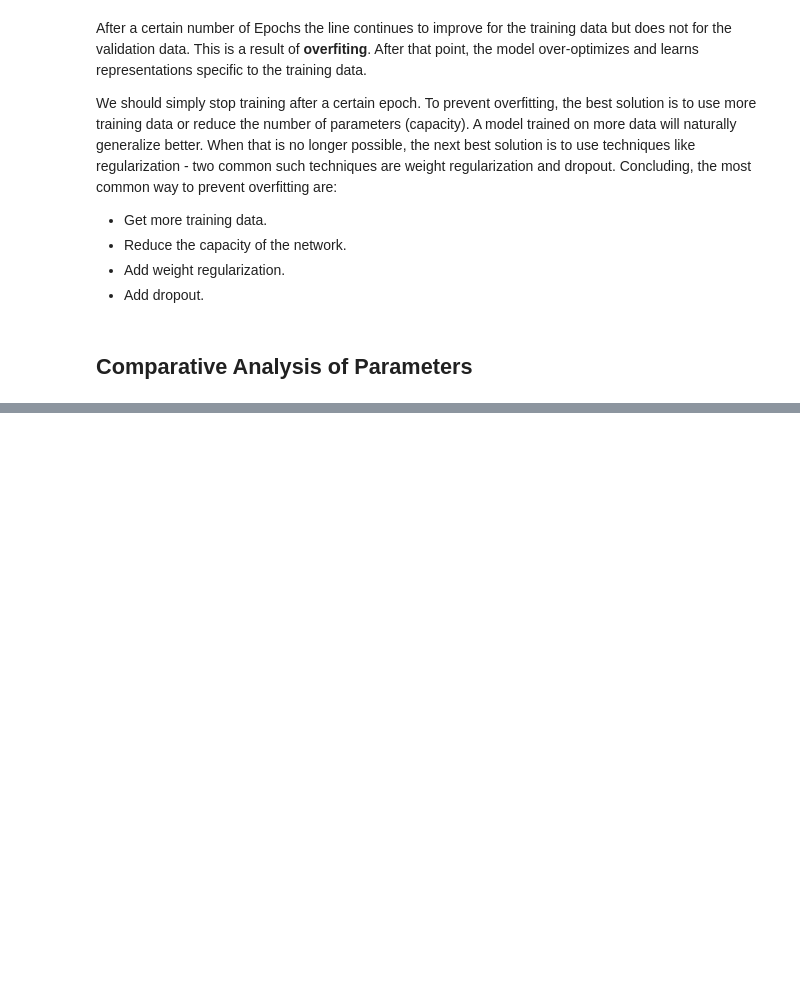
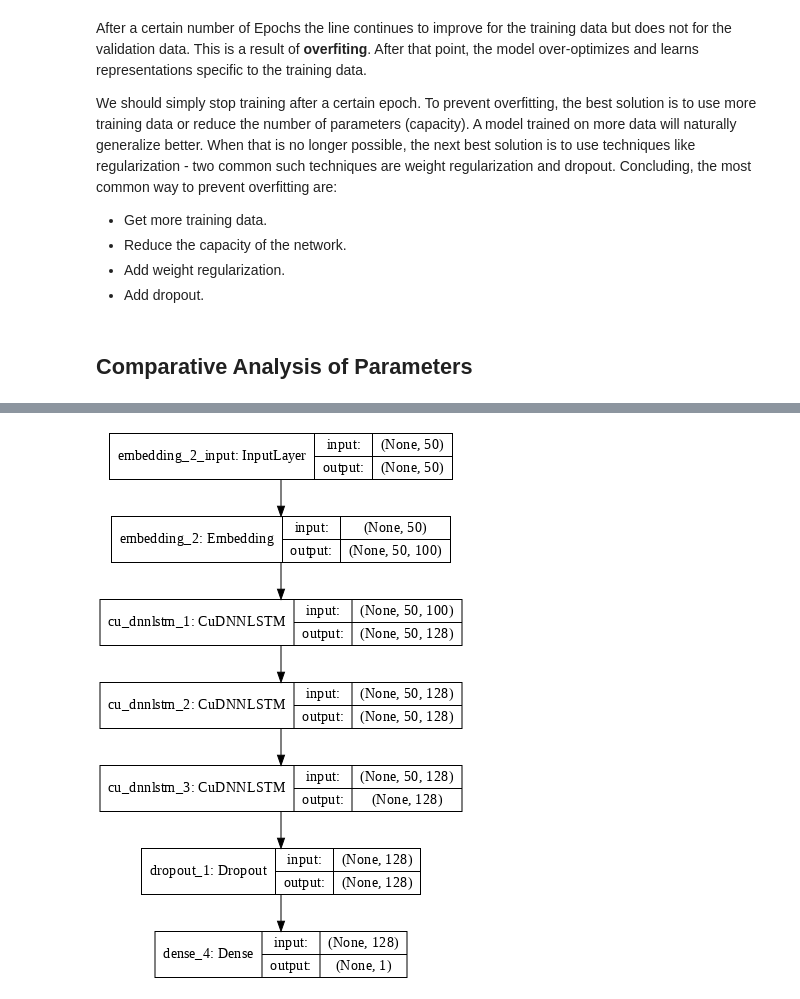
Before and after one commit to spykard/Deep-Learning, a Jupyter notebook: Deep_Learning.ipynb, the cells around one changed output, grey strips where cells are left out. Drawn from its saved outputs; the diff is of its cells as text; code cells hidden in the pictures; blank space fills up the shorter version.

```diff
--- a/Deep_Learning.ipynb
+++ b/Deep_Learning.ipynb
@@ -894,0 +867,4 @@ validaiton_split = 0.1
+# %%
+plot_model(model, show_shapes=True, show_layer_names=True, dpi=72)
+# %% [output]
+[figure, added]
```
Also changed, not shown: parts of 41 cells of this notebook, 1 other file.
